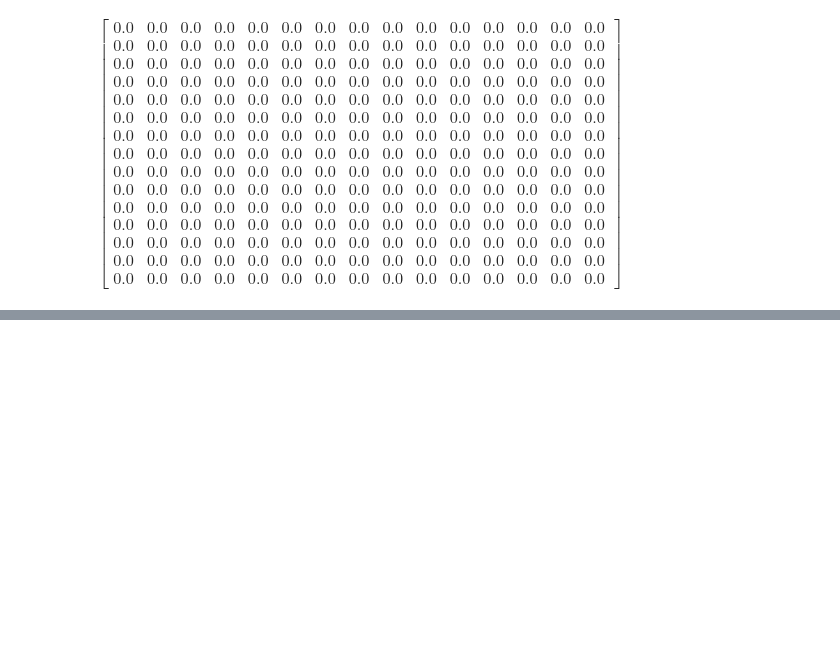
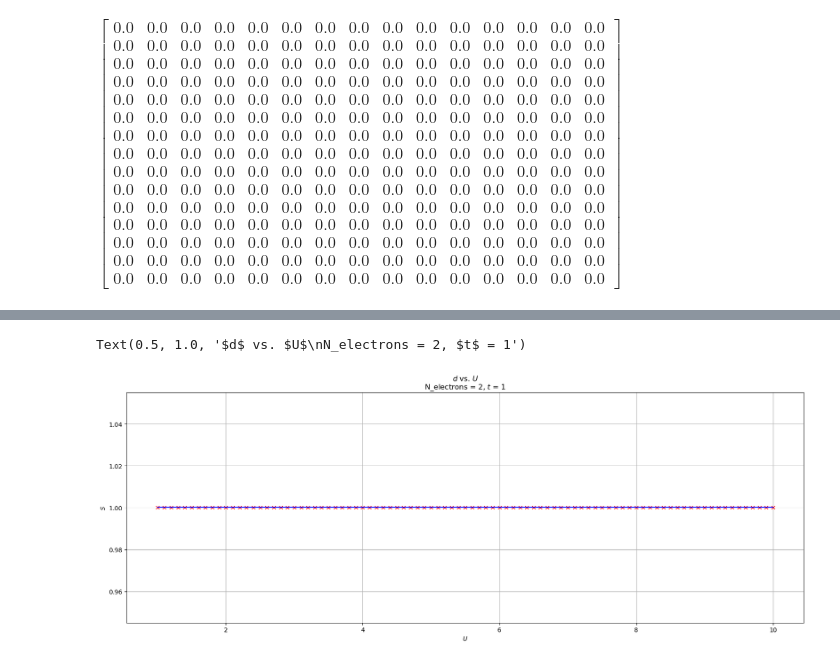
Before and after one commit to alexanderwurm/Hubbard-triangle, a Jupyter notebook: Hubbard triangle.ipynb, the cells around one changed output, grey strips where cells are left out. Saved outputs shown, nothing was run; the diff lists cells and outputs as text; code cells hidden in the pictures; blank space fills up the shorter version.

```diff
--- a/Hubbard triangle.ipynb
+++ b/Hubbard triangle.ipynb
@@ -78,0 +127,37 @@ Text(0.5, 1.0, 'spin-spin correlation function $S$ vs. $U$\nN_electrons = 2')
+# %%
+U = np.arange(1, 10.1, 0.1)
+dUi = []
+
+for Ui in U:
+    # find ground state
+    Hamiltonian = generate_Hamiltonian(states, Ui)
+    eigval, eigvec = np.linalg.eig(Hamiltonian)
+    eigval_min = np.min(eigval)
+
+    # average over all ground states (Entartung)
+    cnt = 0
+    du_avg = 0
+
+    for i in range(len(eigval)):
+        if abs(eigval_min-eigval[i]) < 1e-10:
+            cnt += 1
+            du_avg = 0
+            for k,x in enumerate(eigvec[:,i]):
+                res1 = up(states[k])[0] * down(states[k])[0]
+                res2 = up(states[k])[1] * down(states[k])[1]
+                res3 = up(states[k])[2] * down(states[k])[2]
+                du_avg += (res1 + res2 + res3) / NSITES
+
+    dUi.append(du_avg/cnt)
+# %%
+plt.rcParams['figure.figsize'] = [20, 7]
+plt.rcParams['figure.dpi'] = 100
+plt.plot(U, dUi, 'rx')
+plt.plot(U, dUi, 'b')
+plt.grid()
+plt.xlabel("$U$")
+plt.ylabel(r"$S$")
+plt.title(r"$d$ vs. $U$" "\n" "N_electrons = {:g}, $t$ = {:g}" .format(N_electrons, t))
+# %% [output]
+Text(0.5, 1.0, '$d$ vs. $U$\nN_electrons = 2, $t$ = 1')
+[figure, added]
```
Also changed, not shown: parts of 7 cells of this notebook, 2 other files.
